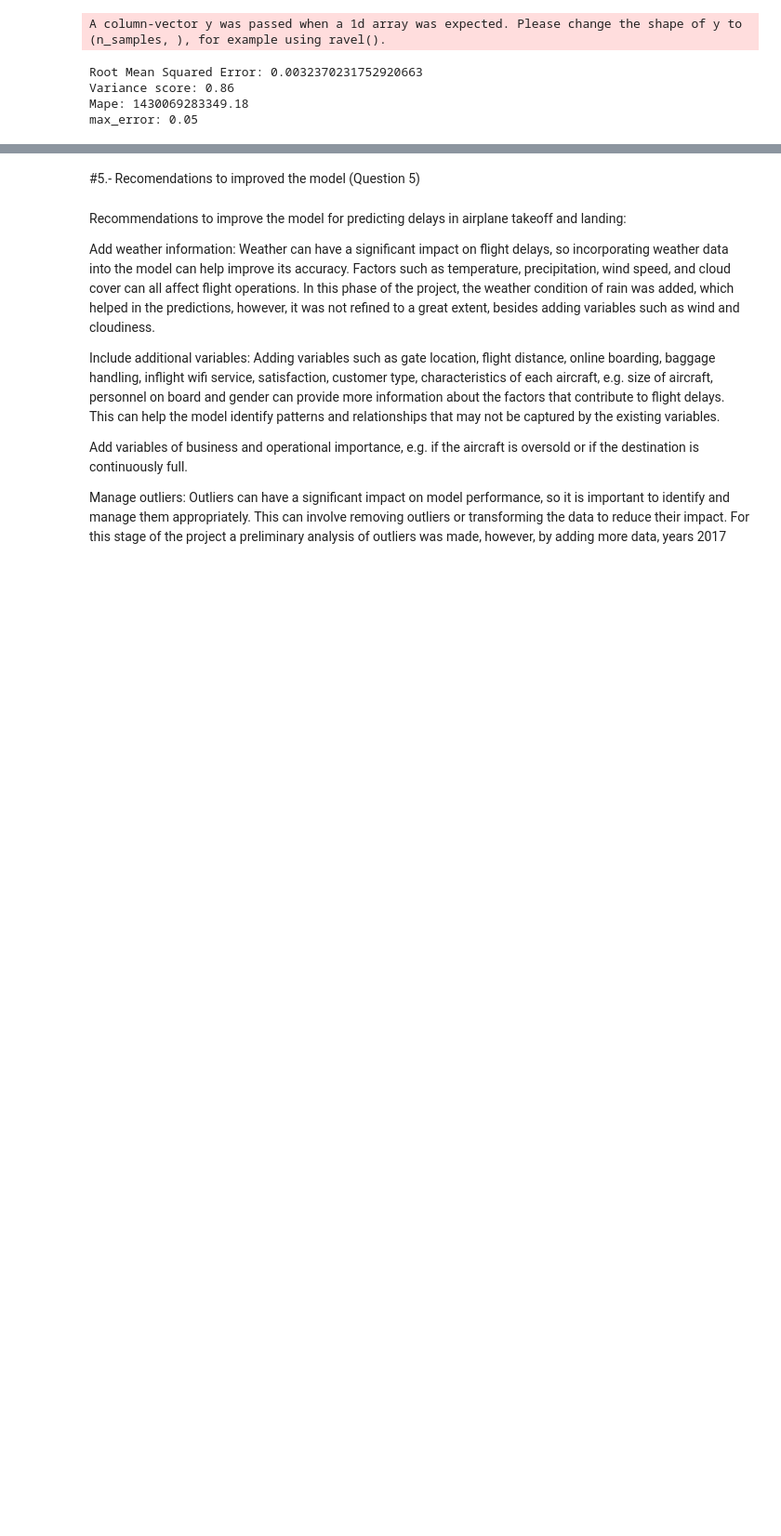
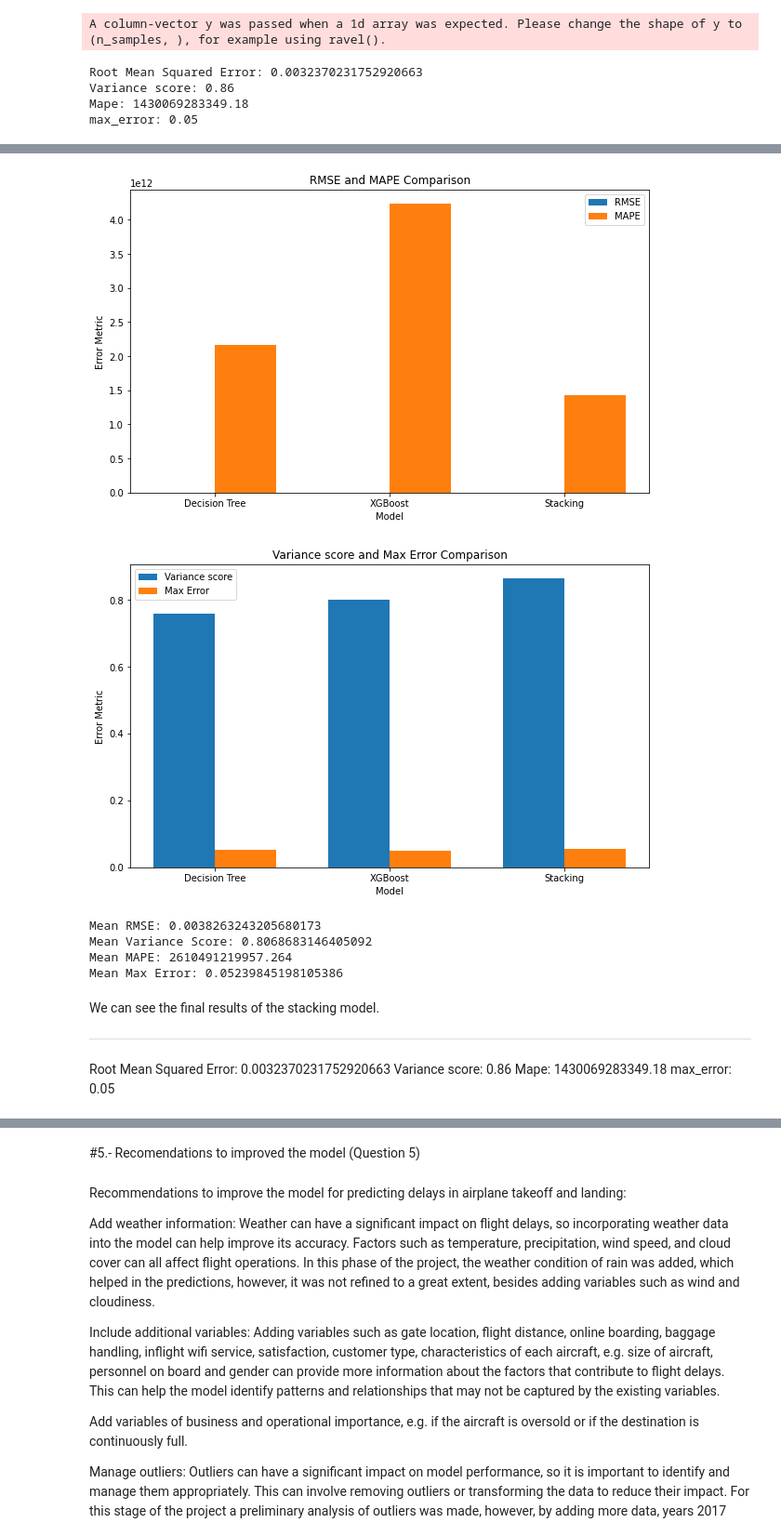
Before and after one commit to Alan-Hans/Challenge-Data-Scientist, a Jupyter notebook: solution.ipynb, the cells around one changed output, grey strips where cells are left out. Shown at 93% size. Saved outputs shown, nothing was run; the diff lists cells and outputs as text; code cells hidden in the pictures; blank space fills up the shorter version.

```diff
--- a/solution.ipynb
+++ b/solution.ipynb
@@ -1732,7 +1714,7 @@ xgb_error = [xgb_e1, xgb_e2, xgb_e3, xgb_e4]
 stack_error = [stack_e1, stack_e2, stack_e3, stack_e4]
 
 # Calculate the mean of each error metric
-rmse = [np.mean(dt_error), np.mean(xgb_error), np.mean(stack_error)]
+rmse = [np.mean(dt_e1), np.mean(xgb_e1), np.mean(stack_e1)]
 variance_score = [np.mean(dt_e2), np.mean(xgb_e2), np.mean(stack_e2)]
 mape = [np.mean(dt_e3), np.mean(xgb_e3), np.mean(stack_e3)]
 max_error = [np.mean(dt_e4), np.mean(xgb_e4),  np.mean(stack_e4)]
@@ -1748,33 +1730,50 @@ width = 0.35
 plt.bar(x - width/2, rmse, width, label='RMSE')
 plt.bar(x + width/2, mape, width, label='MAPE')
 
 plt.xlabel('Model')
 plt.ylabel('Error Metric')
 plt.title('RMSE and MAPE Comparison')
 plt.xticks(x, labels)
 plt.legend()
 plt.show()
 
 # variance score and Max Error plot
 plt.figure(figsize=(10, 6))
 x = np.arange(len(labels))
 width = 0.35
 
 plt.bar(x - width/2, variance_score, width, label='Variance score')
 plt.bar(x + width/2, max_error, width, label='Max Error')
 
 plt.xlabel('Model')
 plt.ylabel('Error Metric')
 plt.title('Variance score and Max Error Comparison')
 plt.xticks(x, labels)
 plt.legend()
 plt.show()
 
 # Print the mean of each metric
 print('Mean RMSE:', np.mean(rmse))
 print('Mean Variance Score:', np.mean(variance_score))
 print('Mean MAPE:', np.mean(mape))
 print('Mean Max Error:', np.mean(max_error))
+# %% [output]
+[figure, added]
+[figure, added]
+Mean RMSE: 0.0038263243205680173
+Mean Variance Score: 0.8068683146405092
+Mean MAPE: 2610491219957.264
+Mean Max Error: 0.05239845198105386
+# %% [markdown]
+We can see the final results of the stacking model.
+
+---
+
+
+Root Mean Squared Error: 0.0032370231752920663
+Variance score: 0.86
+Mape: 1430069283349.18
+max_error: 0.05
 # %% [markdown]
 # 4.- Results
 
```
Also changed, not shown: parts of 4 cells of this notebook.
